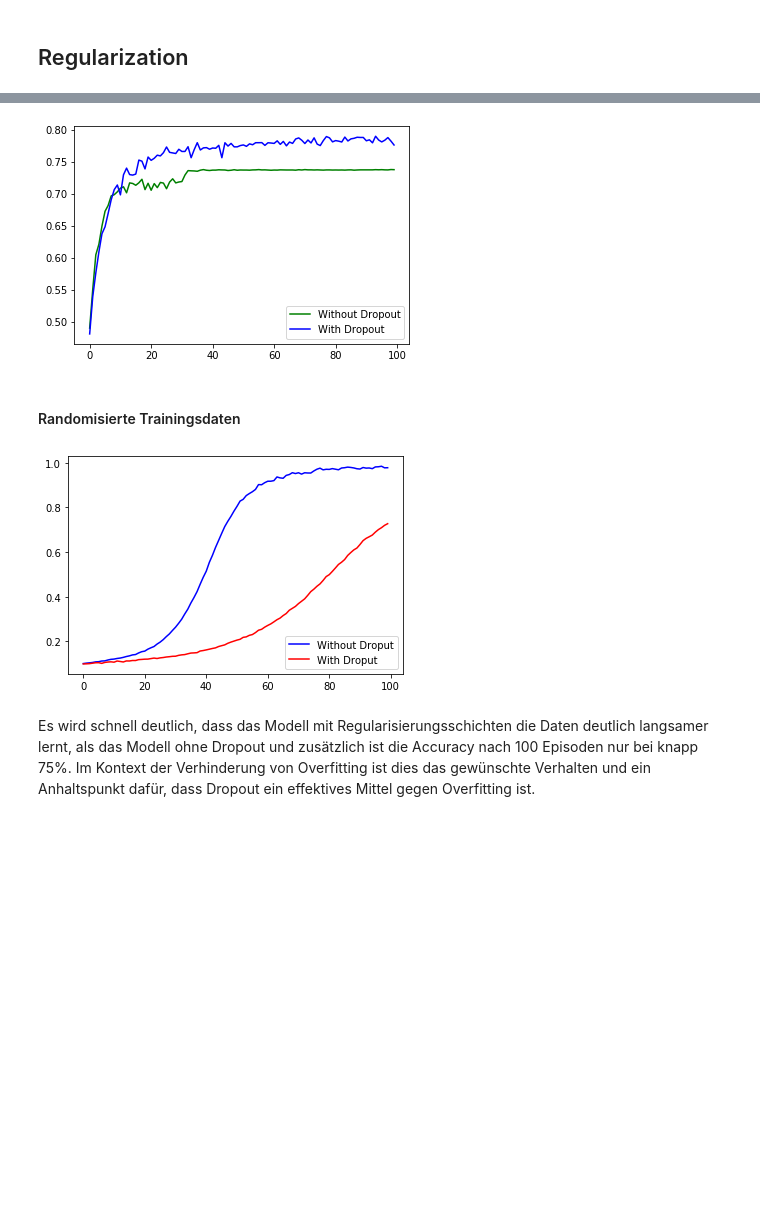
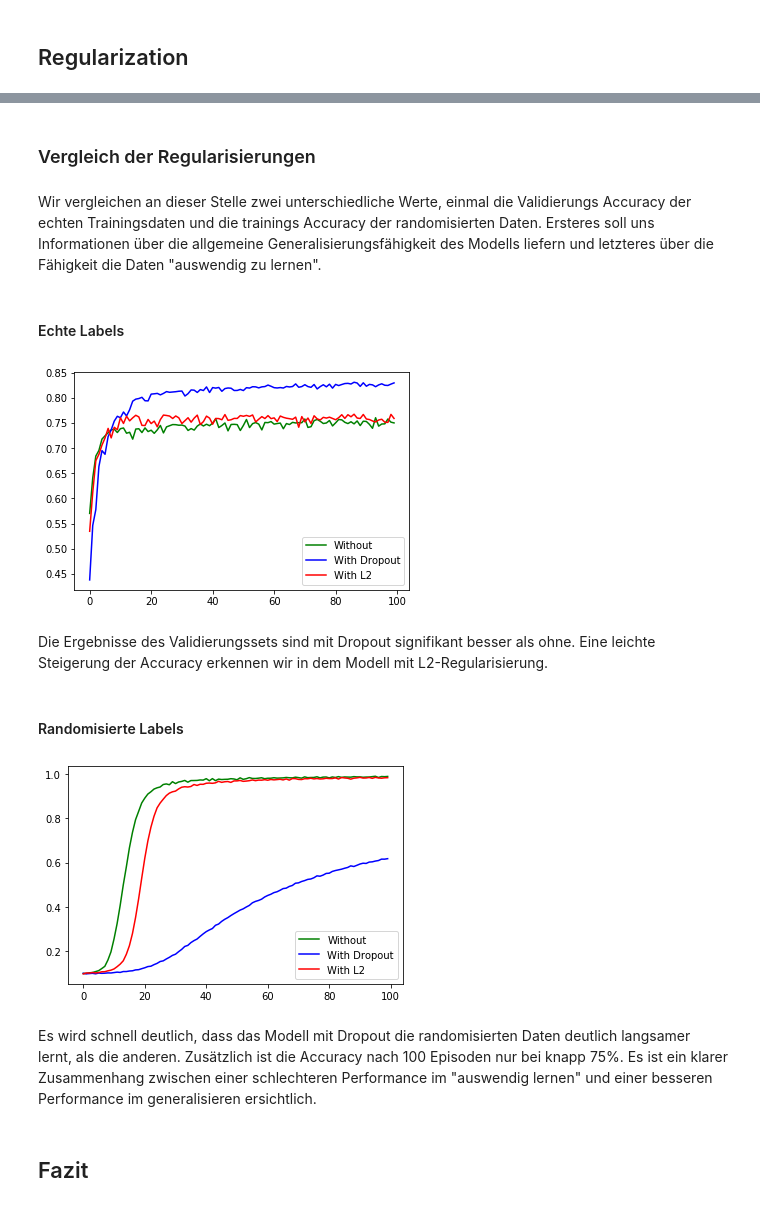
Before and after one commit to RoblabWh/WieLernenNeuronaleNetze, a Jupyter notebook: Memorization.ipynb, the cells around one changed output, grey strips where cells are left out. Saved outputs shown, nothing was run; the diff lists cells and outputs as text; code cells hidden in the pictures; blank space fills up the shorter version.

```diff
--- a/Memorization.ipynb
+++ b/Memorization.ipynb
@@ -247,7 +279,6 @@ Eine exakte Angabe der Kapazität ist jedoch nur schwer möglich. \cite{Deep Lea
 # %%
-FORCE_BUILD_MODELS=False
 small_params = dict(conv1_count=3, add_dropout=False, dense_count=128)
-model_small, history_small = create_or_load_model('small', small_params, lambda model: model.fit(trainX, trainY, epochs=2, batch_size=64, validation_data=(testX, testY)))
+model_small, history_small = create_or_load_model('small', small_params, lambda model: model.fit(trainX, trainY, epochs=100, batch_size=BATCH_SIZE, validation_data=(valX, valY)))
 # %%
 print_summary(model_small, history_small)
 plot_summary(history_small)
@@ -288,0 +315,3 @@ Wir trainieren ein Modell mit Dropout-Schichten mit den _echten_ Labels und eins
+# %%
+l2_params = dict(conv1_count=32, conv2_count=64, conv3_count=128, add_dropout=None, l2_regularization=True, dense_count=512)
+model_l2_normal, history_l2_normal = create_or_load_model('l2_normal', l2_params, lambda model: model.fit(trainX, trainY, epochs=100, batch_size=BATCH_SIZE, validation_data=(valX, valY)))
@@ -288,0 +327,2 @@ Wir trainieren ein Modell mit Dropout-Schichten mit den _echten_ Labels und eins
+# %%
+model_l2_random, history_l2_random = create_or_load_model('l2_random', l2_params, lambda model: model.fit(trainX, trainY_shuffle, epochs=100, batch_size=BATCH_SIZE, validation_data=(valX, valY)))
@@ -289,3 +338,3 @@ Wir trainieren ein Modell mit Dropout-Schichten mit den _echten_ Labels und eins
 # %%
-reg_params = dict(conv1_count=32, conv2_count=64, conv3_count=128, add_dropout=0.2, dense_count=512)
-model_reg_normal, history_reg_normal = create_or_load_model('reg_normal', reg_params, lambda model: model.fit(trainX, trainY, epochs=100, batch_size=64, validation_data=(testX, testY)))
+reg_params = dict(conv1_count=32, conv2_count=64, conv3_count=128, add_dropout=0.25, dense_count=512)
+model_dropout_normal, history_dropout_normal = create_or_load_model('dropout_normal', reg_params, lambda model: model.fit(trainX, trainY, epochs=100, batch_size=BATCH_SIZE, validation_data=(valX, valY)))
@@ -314,18 +359,30 @@ Final Accuracy: 0.7274600267410278; Final Validation Accuracy: 0.104900002479553
+# %% [markdown]
+### Vergleich der Regularisierungen
+# %% [markdown]
+Wir vergleichen an dieser Stelle zwei unterschiedliche Werte, einmal die Validierungs Accuracy der echten Trainingsdaten und die trainings Accuracy der randomisierten Daten. Ersteres soll uns Informationen über die allgemeine Generalisierungsfähigkeit des Modells liefern und letzteres über die Fähigkeit die Daten "auswendig zu lernen".
+# %% [markdown]
+#### Echte Labels
 # %%
-pyplot.plot(history_normal['val_accuracy'], color='green', label='Without Dropout')
-pyplot.plot(history_reg_normal['val_accuracy'], color='blue', label='With Dropout')
+pyplot.plot(history_normal['val_accuracy'], color='green', label='Without')
+pyplot.plot(history_dropout_normal['val_accuracy'], color='blue', label='With Dropout')
+pyplot.plot(history_l2_normal['val_accuracy'], color='red', label='With L2')
 pyplot.legend(loc='lower right')
 pyplot.show()
 # %% [output]
-[figure, old version]
+[figure, new version]
+# %% [markdown]
+Die Ergebnisse des Validierungssets sind mit Dropout signifikant besser als ohne. Eine leichte Steigerung der Accuracy erkennen wir in dem Modell mit L2-Regularisierung.
 # %% [markdown]
-#### Randomisierte Trainingsdaten
+#### Randomisierte Labels
 # %%
-pyplot.plot(history_random['accuracy'], color='blue', label='Without Droput')
-pyplot.plot(history_reg_random['accuracy'], color='red', label='With Droput')
+pyplot.plot(history_random['accuracy'], color='green', label='Without')
+pyplot.plot(history_dropout_random['accuracy'], color='blue', label='With Dropout')
+pyplot.plot(history_l2_random['accuracy'], color='red', label='With L2')
 pyplot.legend(loc='lower right')
 pyplot.show()
 # %% [output]
-[figure, old version]
+[figure, new version]
 # %% [markdown]
-Es wird schnell deutlich, dass das Modell mit Regularisierungsschichten die Daten deutlich langsamer lernt, als das Modell ohne Dropout und zusätzlich ist die Accuracy nach 100 Episoden nur bei knapp 75%. Im Kontext der Verhinderung von Overfitting ist dies das gewünschte Verhalten und ein Anhaltspunkt dafür, dass Dropout ein effektives Mittel gegen Overfitting ist.
+Es wird schnell deutlich, dass das Modell mit Dropout die randomisierten Daten deutlich langsamer lernt, als die anderen. Zusätzlich ist die Accuracy nach 100 Episoden nur bei knapp 75%. Es ist ein klarer Zusammenhang zwischen einer schlechteren Performance im "auswendig lernen" und einer besseren Performance im generalisieren ersichtlich.
+# %% [markdown]
+## Fazit
```
Also changed, not shown: parts of 71 cells of this notebook.
